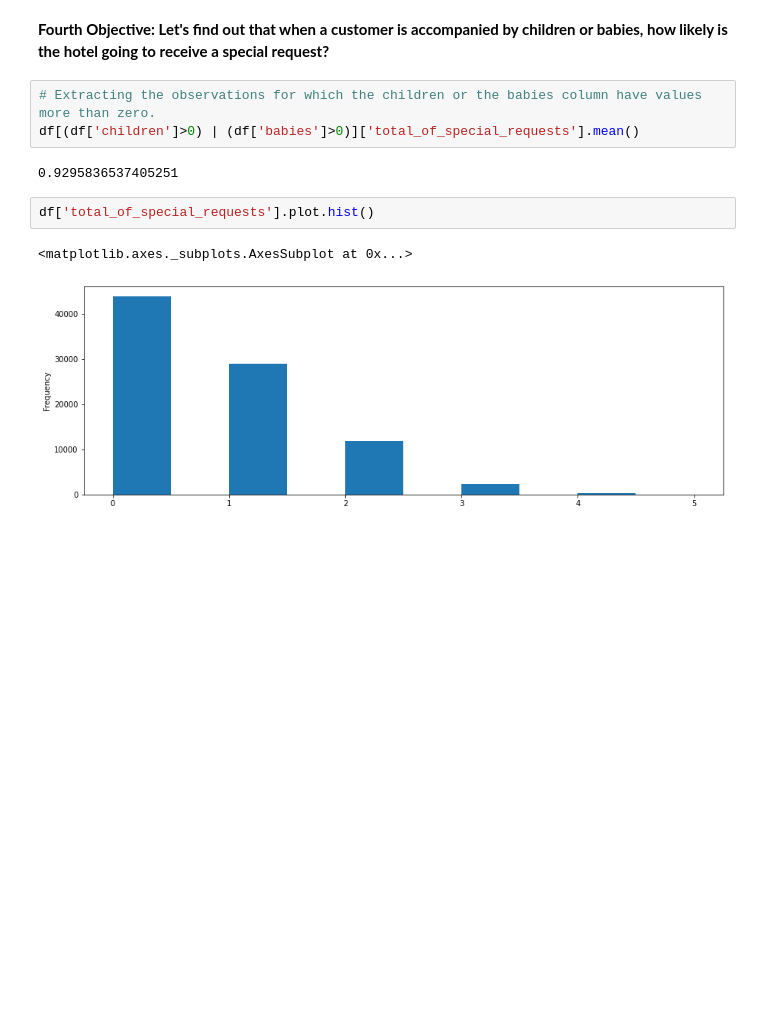
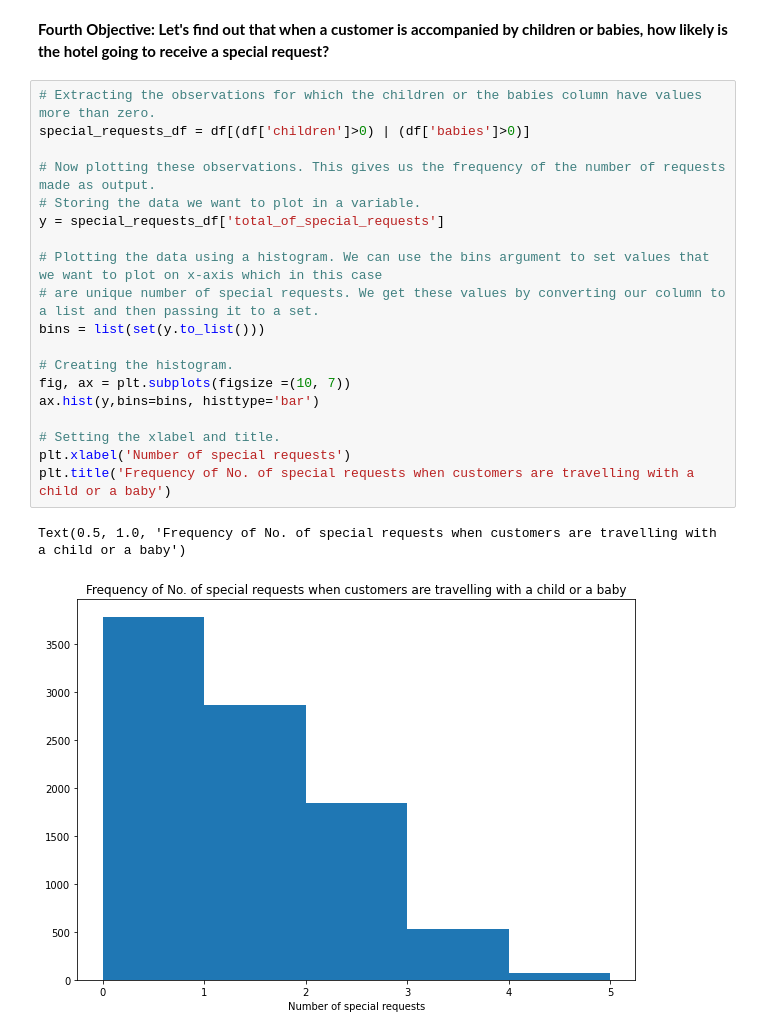
Before and after one commit to gopaljigupta45/Gopal-Ji-Gupta-EDA-Hotel-Booking, a Jupyter notebook: GOPAL_JI_GUPTA_Hotel_Booking_Analysis_Capstone_Project.ipynb, the cells around one changed output. Saved outputs shown, nothing was run; the diff lists cells and outputs as text; blank space fills up the shorter version.

```diff
--- a/GOPAL_JI_GUPTA_Hotel_Booking_Analysis_Capstone_Project.ipynb
+++ b/GOPAL_JI_GUPTA_Hotel_Booking_Analysis_Capstone_Project.ipynb
@@ -307,13 +316,25 @@ This can be explained by the fact that most people actually go through a travel
 This is the case mainly because the travel agencies offer a pre-planned itinerary so you don't have to research and decide which landmarks to visit and plan everything from managing your time accordingly to making travel and other arrangements. They are the ones to arrange for everything which gives their users freedom from worrying about anything so the end user can simply enjoy the experience.
 # %% [markdown]
 **Fourth Objective: Let's find out that when a customer is accompanied by children or babies, how likely is the hotel going to receive a special request?**
-# %%
-# Extracting the observations for which the children or the babies column have values more than zero.
-df[(df['children']>0) | (df['babies']>0)]['total_of_special_requests'].mean()
-# %% [output]
-0.9295836537405251
-# %%
-df['total_of_special_requests'].plot.hist()
-# %% [output]
-<matplotlib.axes._subplots.AxesSubplot at 0x...>
-[figure, removed]
+# %%
+# Extracting the observations for which the children or the babies column have values more than zero.
+special_requests_df = df[(df['children']>0) | (df['babies']>0)]
+
+# Now plotting these observations. This gives us the frequency of the number of requests made as output.
+# Storing the data we want to plot in a variable.
+y = special_requests_df['total_of_special_requests']
+
+# Plotting the data using a histogram. We can use the bins argument to set values that we want to plot on x-axis which in this case
+# are unique number of special requests. We get these values by converting our column to a list and then passing it to a set.
+bins = list(set(y.to_list()))
+
+# Creating the histogram.
+fig, ax = plt.subplots(figsize =(10, 7))
+ax.hist(y,bins=bins, histtype='bar')
+
+# Setting the xlabel and title.
+plt.xlabel('Number of special requests')
+plt.title('Frequency of No. of special requests when customers are travelling with a child or a baby')
+# %% [output]
+Text(0.5, 1.0, 'Frequency of No. of special requests when customers are travelling with a child or a baby')
+[figure, added]
```
Also changed, not shown: parts of 6 cells of this notebook.
